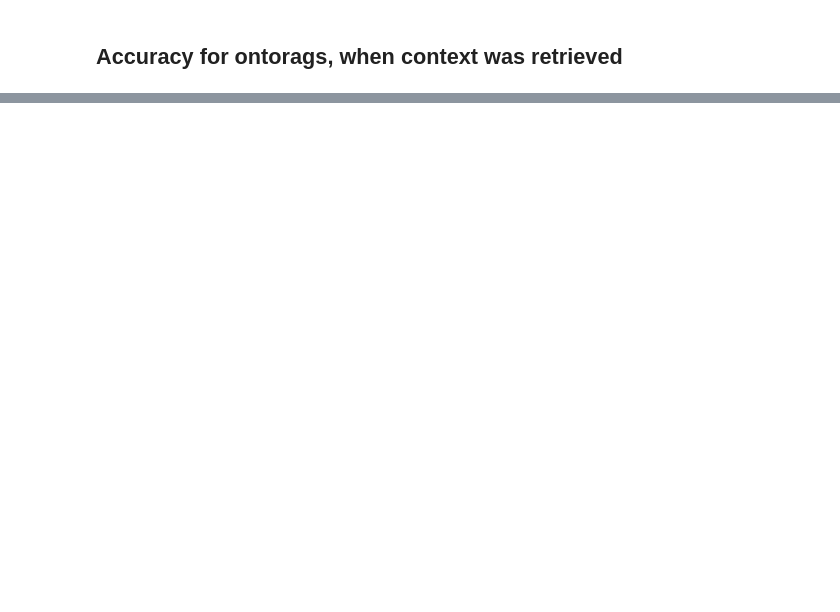
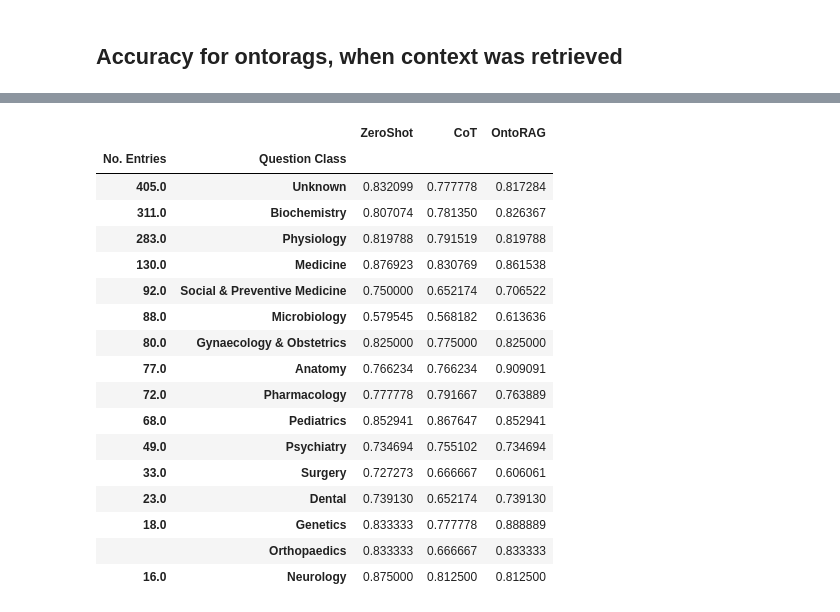
Before and after one commit to schwallergroup/ontorag, a Jupyter notebook: notebooks/fingrained_analysis.ipynb, the cells around one changed output, grey strips where cells are left out. Saved outputs shown, nothing was run; the diff lists cells and outputs as text; code cells hidden in the pictures; blank space fills up the shorter version.

```diff
--- a/notebooks/fingrained_analysis.ipynb
+++ b/notebooks/fingrained_analysis.ipynb
@@ -158,2 +158,0 @@ See the caveats in the documentation: https://pandas.pydata.org/pandas-docs/stab
-# %%
-df = pd.read_csv(f"data/_bioasq_orag-simple.csv", sep="\t")
@@ -768,15 +178,0 @@ plt.show()
-# %%
-# Recalculate accuracies for both refusal and normal
-for k, df in dfref_orag.items():
-    oragaft = np.mean(df["answer"] == df["choice_answer"]) * 100
-    zsaft = (
-        np.mean(dfref_zs[k]["answer"] == dfref_zs[k]["choice_answer"]) * 100
-    )
-    print(f"{k}: {oragaft:.4f}, {zsaft:.4f}")
-
-    oragbef = (
-        np.mean(dfm_orag[k]["answer"] == dfm_orag[k]["choice_answer"]) * 100
-    )
-    zsbef = np.mean(dfm_zs[k]["answer"] == dfm_zs[k]["choice_answer"]) * 100
-    print(f"{k}: {oragbef:.4f}, {zsbef:.4f}")
-    print("---")
@@ -792,0 +221,71 @@ medmcqa: 62.7062, 64.8099
+# %%
+def acc(df):
+    acc = np.mean(
+        df.choice_answer.apply(clean_model_answer_abcde) == df.answer
+    )
+    return pd.Series({"accuracy": acc, "len": int(df.shape[0])})
+
+
+bench = "medqa"
+method = "orag-hyq-tm"
+
+
+def finegrain(bench, method):
+    orag = (
+        dfm[method][bench]
+        .groupby("class_1")
+        .apply(acc)
+        .sort_values("len", ascending=False)
+    )
+
+    # Now compute same for zeroshot
+    zsraw = pd.read_csv(f"data/_{bench}_zeroshot.csv", sep="\t")
+    zs = (
+        zsraw.groupby("class_1").apply(acc).sort_values("len", ascending=False)
+    )
+
+    # Now compute same for cot
+    cotraw = pd.read_csv(f"data/_{bench}_cot.csv", sep="\t")
+    cot = (
+        cotraw.groupby("class_1")
+        .apply(acc)
+        .sort_values("len", ascending=False)
+    )
+
+    # Merge all
+    comp = pd.concat(
+        [zs["accuracy"], cot["accuracy"], orag["accuracy"], orag["len"]],
+        axis=1,
+        keys=["ZeroShot", "CoT", "OntoRAG", "len"],
+    ).reset_index()
+    comp = comp.rename(
+        columns={"class_1": "Question Class", "len": "No. Entries"}
+    ).set_index(["No. Entries", "Question Class"])
+
+    # keep only one len column
+    n = 15
+    display(comp.iloc[: n + 1])
+    return comp.iloc[: n + 1].to_latex(float_format="%.2f")
+
+
+f = finegrain("mmlumed", "orag-hyq-tm")
+print(f)
+# %% [output]
+|  |  | ZeroShot | CoT | OntoRAG |
+| No. Entries | Question Class |  |  |  |
+| 405.0 | Unknown | 0.832099 | 0.777778 | 0.817284 |
+| 311.0 | Biochemistry | 0.807074 | 0.781350 | 0.826367 |
+| 283.0 | Physiology | 0.819788 | 0.791519 | 0.819788 |
+| 130.0 | Medicine | 0.876923 | 0.830769 | 0.861538 |
+| 92.0 | Social & Preventive Medicine | 0.750000 | 0.652174 | 0.706522 |
+| 88.0 | Microbiology | 0.579545 | 0.568182 | 0.613636 |
+| 80.0 | Gynaecology & Obstetrics | 0.825000 | 0.775000 | 0.825000 |
+| 77.0 | Anatomy | 0.766234 | 0.766234 | 0.909091 |
+| 72.0 | Pharmacology | 0.777778 | 0.791667 | 0.763889 |
+| 68.0 | Pediatrics | 0.852941 | 0.867647 | 0.852941 |
+| 49.0 | Psychiatry | 0.734694 | 0.755102 | 0.734694 |
+| 33.0 | Surgery | 0.727273 | 0.666667 | 0.606061 |
+| 23.0 | Dental | 0.739130 | 0.652174 | 0.739130 |
+| 18.0 | Genetics | 0.833333 | 0.777778 | 0.888889 |
+|  | Orthopaedics | 0.833333 | 0.666667 | 0.833333 |
+| 16.0 | Neurology | 0.875000 | 0.812500 | 0.812500 |
```
Also changed, not shown: parts of 21 cells of this notebook, 1 other file.
